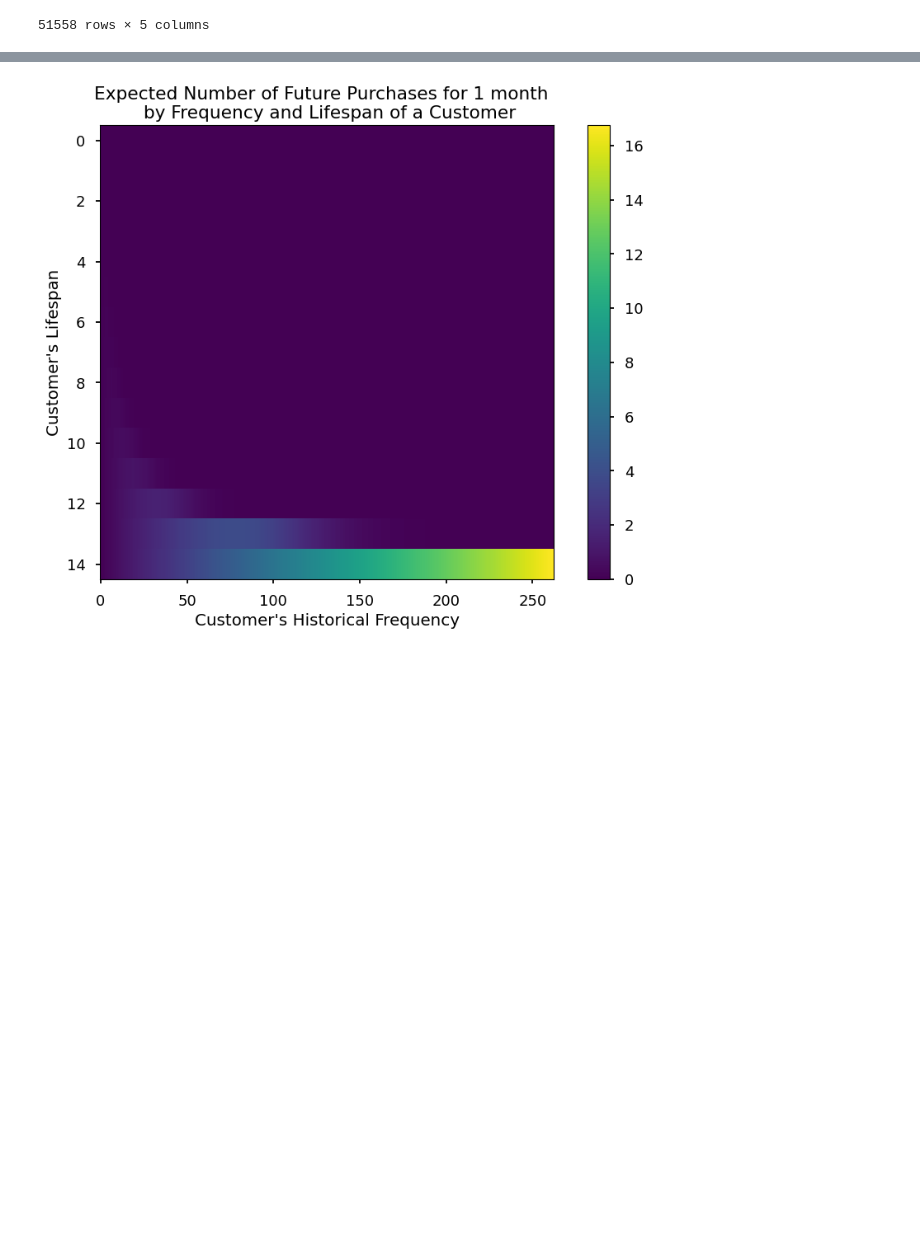
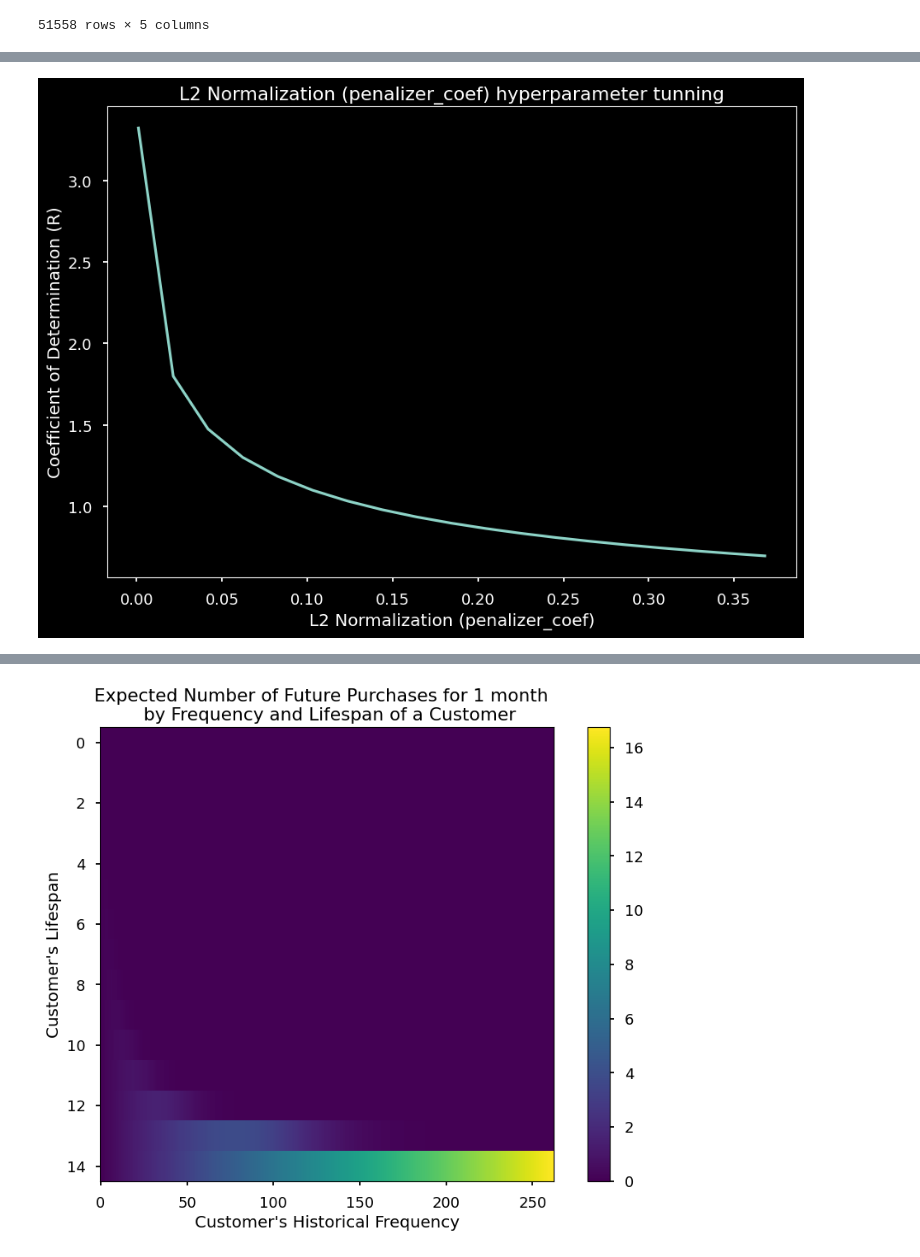
Before and after one commit to kennedyopokuasare/ResqCLV, a Jupyter notebook: customer-lifetime-value-analysis.ipynb, the cells around one changed output, grey strips where cells are left out. Drawn from its saved outputs; the diff is of its cells as text; code cells hidden in the pictures; blank space fills up the shorter version.

```diff
--- a/customer-lifetime-value-analysis.ipynb
+++ b/customer-lifetime-value-analysis.ipynb
@@ -410,12 +412,14 @@ The [lifetimes](https://lifetimes.readthedocs.io/en/latest/index.html) marketing
 `T` is the age of customers at the end of the period under study. So in our data, this is the age of the customer in months from first purchase date and the last transation dataset
 # %%
 trans_data = lfs.copy()
-period_end_date =trans_data["purchase_month"].max()
+period_end_date = trans_data["purchase_month"].max()
 
 trans_data["T"] = trans_data["first_purchase_month"].apply(
     lambda x: (period_end_date.to_period("M") - x.to_period("M")).n
 )
-trans_data = trans_data[["userId", "frequency", "lifespan", "T", "average_sales_euro","CV"]]
+trans_data = trans_data[
+    ["userId", "frequency", "lifespan", "T", "average_sales_euro", "CV"]
+]
 # %% [markdown]
 ### Predicting future purchases and probability that the customer is alive
 
@@ -440,0 +497,8 @@ trans_data.set_index("userId")
+# %%
+plt.plot(result.index, result["r"])
+plt.title("L2 Normalization (penalizer_coef) hyperparameter tunning")
+plt.xlabel("L2 Normalization (penalizer_coef)")
+plt.ylabel("Coefficient of Determination (R)")
+plt.show()
+# %% [output]
+[figure, added]
```
Also changed, not shown: parts of 31 cells of this notebook, 1 other file.
